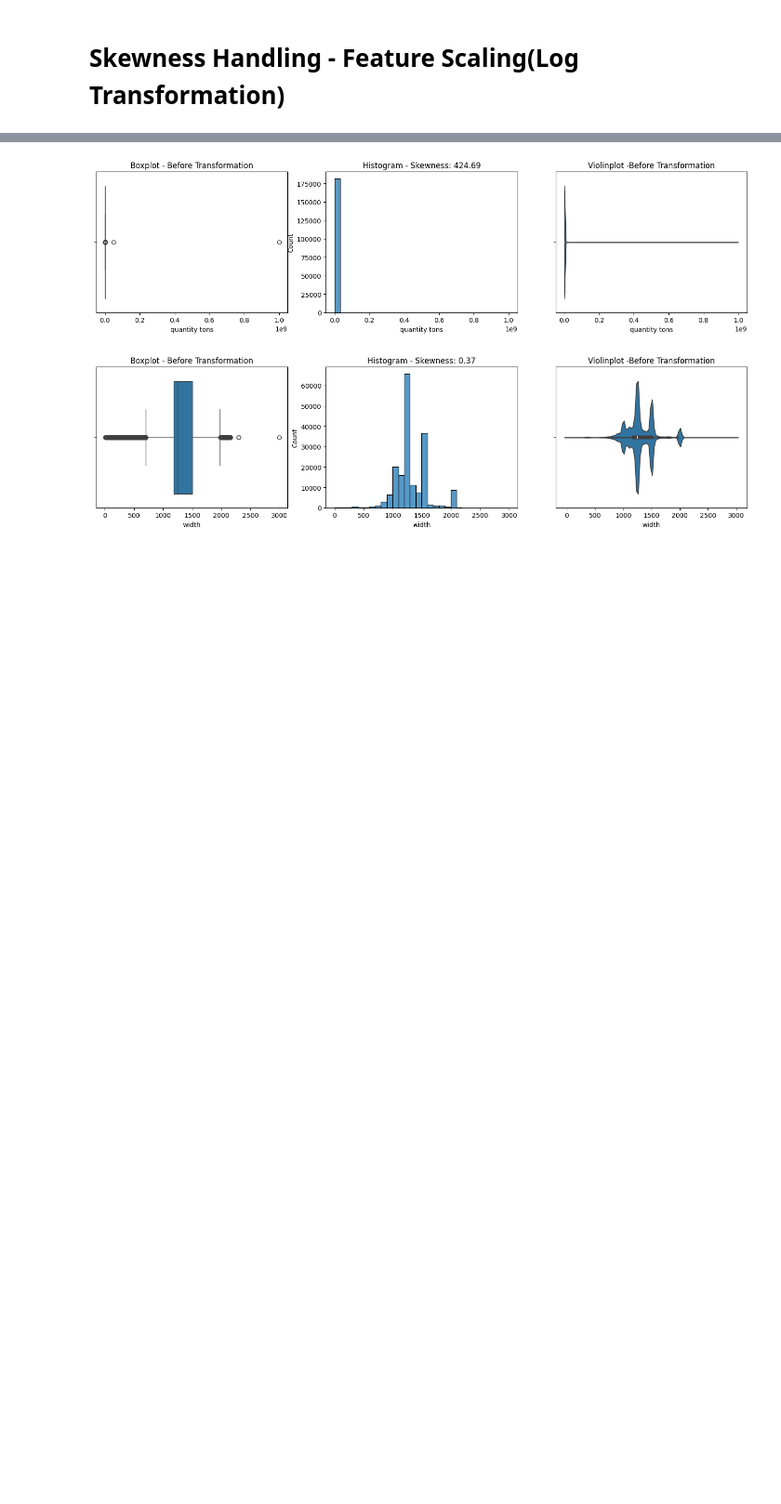
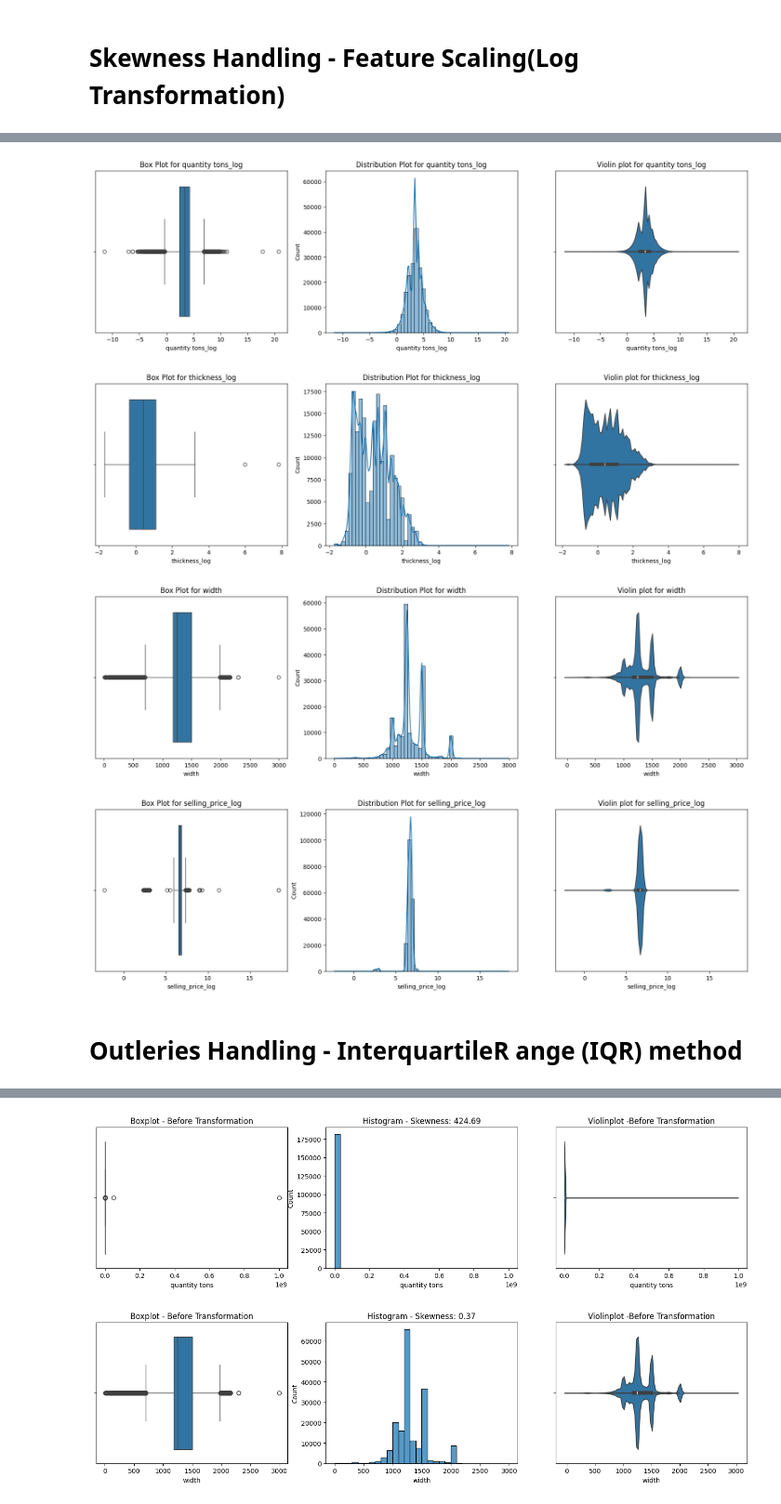
Before and after one commit to virenemmanuel/Industrial-Copper-Modeling, a Jupyter notebook: industrial_copper_modeling.ipynb, the cells around one changed output, grey strips where cells are left out. Shown at 93% size. Cells and saved outputs as stored; diff of their text form; code cells hidden in the pictures; blank space fills up the shorter version.

```diff
--- a/industrial_copper_modeling.ipynb
+++ b/industrial_copper_modeling.ipynb
@@ -369,0 +380,7 @@ Name: count, dtype: int64
+# %%
+# quantity tons, thickness and selling price data are skewed, so we will apply log transformation to these columns.
+df1 = df.copy()
+df1['quantity tons_log'] = np.log(df1['quantity tons'])
+df1['thickness_log'] = np.log(df1['thickness'])
+df1['selling_price_log'] = np.log(df1['selling_price'])
+df1
@@ -369,0 +401,11 @@ Name: count, dtype: int64
+# %%
+# after log transformation the data are normally distributed and reduced the skewness. [hist plot and violin plot]
+for i in ['quantity tons_log','thickness_log','width', 'selling_price_log']:
+    plot(df1, i)
+# %% [output]
+[figure, added]
+[figure, added]
+[figure, added]
+[figure, added]
+# %% [markdown]
+# Outleries Handling - InterquartileR ange (IQR) method
```
Also changed, not shown: parts of 86 cells of this notebook.
